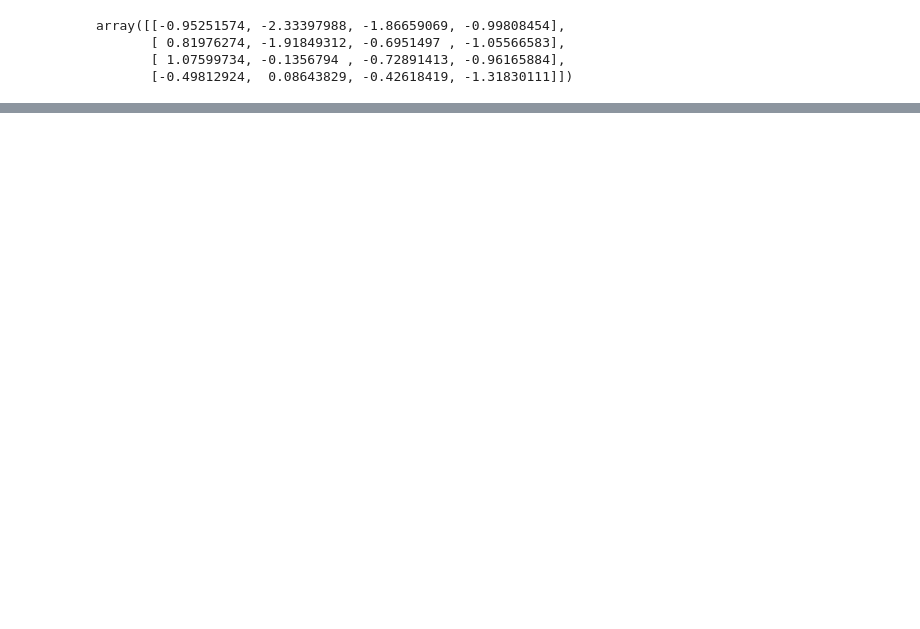
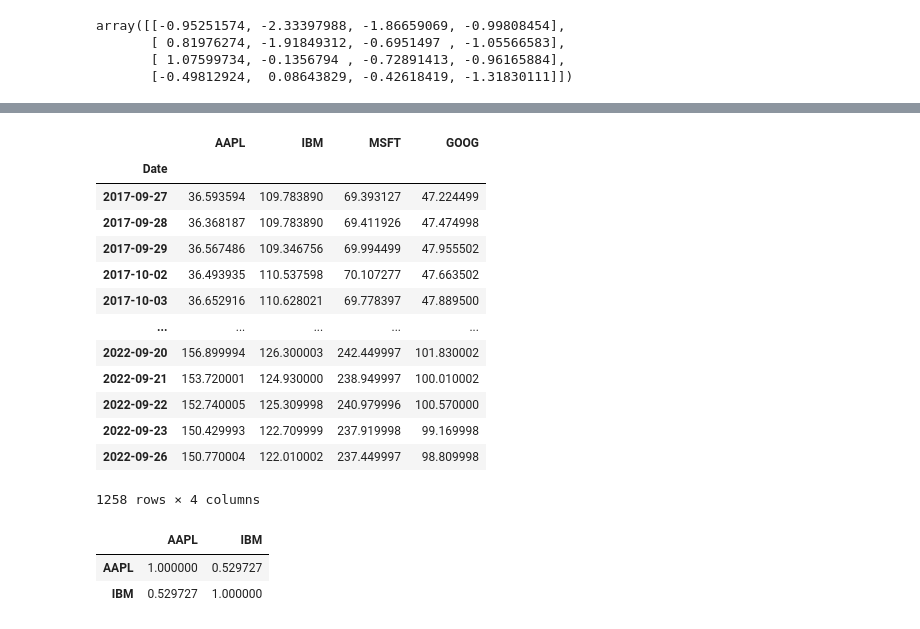
Before and after one commit to zzwony/Start_0920, a Jupyter notebook: redpython.ipynb, the cells around one changed output, grey strips where cells are left out. Saved outputs shown, nothing was run; the diff lists cells and outputs as text; code cells hidden in the pictures; blank space fills up the shorter version.

```diff
--- a/redpython.ipynb
+++ b/redpython.ipynb
@@ -347,0 +802,7 @@ normal을 이용하여표준정규분포로부터 4X4크기의 표본 생성함
+# %%
+data = {'state': ['Ohio', 'Ohio', 'Ohio', 'Nevada', 'Nevada', 'Nevada'],
+        'year': [2000, 2001, 2002, 2001, 2002, 2003],
+        'pop': [1.5, 1.7, 3.6, 2.4, 2.9, 3.2]}
+
+frame = pd.DataFrame(data)
+frame
@@ -347,0 +1277,31 @@ normal을 이용하여표준정규분포로부터 4X4크기의 표본 생성함
+# %%
+import pandas_datareader.data as web
+all_data = {ticker: web.get_data_yahoo(ticker)
+            for ticker in ['AAPL', 'IBM', 'MSFT', 'GOOG']}
+price = pd.DataFrame({ticker: data['Adj Close']
+                     for ticker, data in all_data.items()})
+volume = pd.DataFrame({ticker: data['Volume']
+                      for ticker, data in all_data.items()})
+
+price
+# %% [output]
+|  | AAPL | IBM | MSFT | GOOG |
+| Date |  |  |  |  |
+| 2017-09-27 | 36.593594 | 109.783890 | 69.393127 | 47.224499 |
+| 2017-09-28 | 36.368187 | 109.783890 | 69.411926 | 47.474998 |
+| 2017-09-29 | 36.567486 | 109.346756 | 69.994499 | 47.955502 |
+| 2017-10-02 | 36.493935 | 110.537598 | 70.107277 | 47.663502 |
+| 2017-10-03 | 36.652916 | 110.628021 | 69.778397 | 47.889500 |
+| ... | ... | ... | ... | ... |
+| 2022-09-20 | 156.899994 | 126.300003 | 242.449997 | 101.830002 |
+| 2022-09-21 | 153.720001 | 124.930000 | 238.949997 | 100.010002 |
+| 2022-09-22 | 152.740005 | 125.309998 | 240.979996 | 100.570000 |
+| 2022-09-23 | 150.429993 | 122.709999 | 237.919998 | 99.169998 |
+| 2022-09-26 | 150.770004 | 122.010002 | 237.449997 | 98.809998 |
+1258 rows × 4 columns
+# %%
+price[['AAPL','IBM']].corr()    #서로의 상관관계를 보여준다.(1에 가까울수록 높은 상관관계)
+# %% [output]
+|  | AAPL | IBM |
+| AAPL | 1.000000 | 0.529727 |
+| IBM | 0.529727 | 1.000000 |
```
Also changed, not shown: parts of 161 cells of this notebook.
